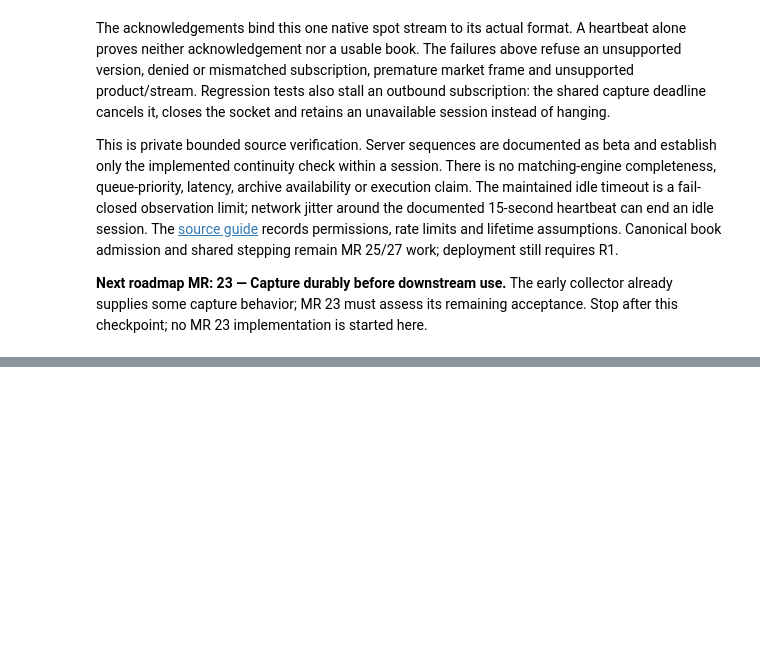
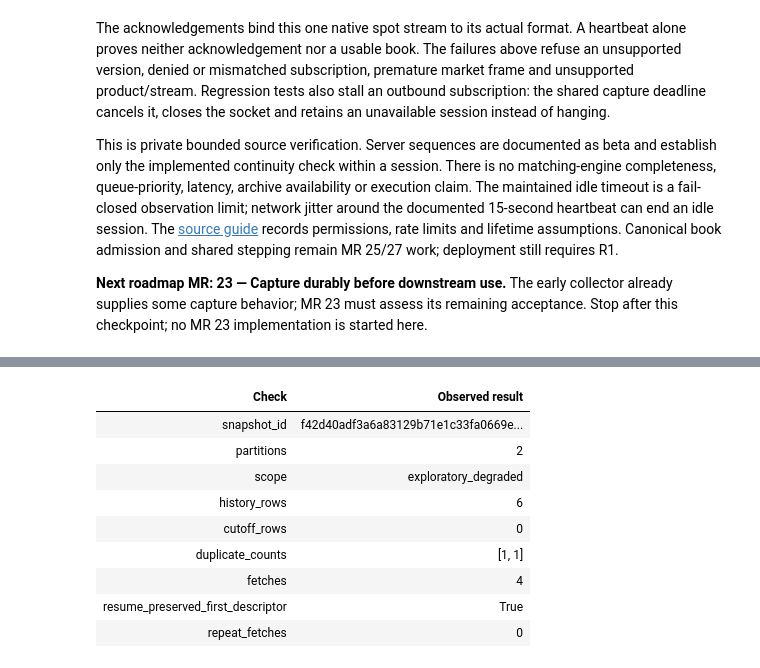
Before and after one commit to lixuanguang/alpha-research-lab-private, a Jupyter notebook: examples/research-foundations.ipynb, the cells around one changed output, grey strips where cells are left out. Drawn from its saved outputs; the diff is of its cells as text; code cells hidden in the pictures; blank space fills up the shorter version.

Commit message:
Complete MR 16 multi-instrument acquisition handoff

```diff
--- a/examples/research-foundations.ipynb
+++ b/examples/research-foundations.ipynb
@@ -1887,0 +1933,78 @@ Stop after this checkpoint; no MR 23 implementation is started here.
+# %%
+handoff_inputs = local / "handoff-inputs"
+handoff_inputs.mkdir()
+for source in (
+    root / "tests/fixtures/mr16/ingestion_workflow.py",
+    root / "tests/fixtures/mr16/interrupt_command.py",
+    root / "tests/fixtures/mr12/eligibility.json",
+    root / "configs/data-jobs/binance-archive.json",
+    root / "configs/reference/binance-archive-spot.json",
+):
+    shutil.copyfile(source, handoff_inputs / source.name)
+handoff_directory = local / "handoff"
+handoff_process = subprocess.run(
+    [
+        sys.executable,
+        "-I",
+        str(handoff_inputs / "ingestion_workflow.py"),
+        str(handoff_inputs),
+        str(handoff_directory),
+    ],
+    cwd=local,
+    capture_output=True,
+    text=True,
+    check=False,
+    timeout=60,
+)
+assert handoff_process.returncode == 0, (handoff_process.stdout, handoff_process.stderr)
+handoff = json.loads((handoff_directory / "result.json").read_text())
+NotebookDisplay.show_table(
+    ("Check", "Observed result"),
+    [
+        (key, handoff[key])
+        for key in (
+            "snapshot_id",
+            "partitions",
+            "scope",
+            "history_rows",
+            "cutoff_rows",
+            "duplicate_counts",
+            "fetches",
+            "resume_preserved_first_descriptor",
+            "repeat_fetches",
+        )
+    ],
+)
+handoff_commands = [
+    json.loads(line) for line in (handoff_directory / "commands.jsonl").read_text().splitlines()
+]
+assert [record["exit_code"] for record in handoff_commands if record["exit_code"]] == [
+    130,
+    3,
+    75,
+    4,
+]
+NotebookDisplay.show_table(
+    ("Required failure", "Exit", "Result"),
+    [
+        ("Acquisition interrupted before ETH", 130, "BTC descriptor survives resume"),
+        ("Publish incomplete universe", handoff["incomplete_publish_exit"], "No snapshot"),
+        (
+            "Process stops before publication rename",
+            handoff["interrupted_publish_exit"],
+            "No visible candidate",
+        ),
+        ("Inspect interrupted candidate", 4, "Refused; retry publishes the same ID"),
+    ],
+)
+# %% [output]
+| Check | Observed result |
+| snapshot_id | f42d40adf3a6a83129b71e1c33fa0669e... |
+| partitions | 2 |
+| scope | exploratory_degraded |
+| history_rows | 6 |
+| cutoff_rows | 0 |
+| duplicate_counts | [1, 1] |
+| fetches | 4 |
+| resume_preserved_first_descriptor | True |
+| repeat_fetches | 0 |
```
Also changed, not shown: parts of 18 cells of this notebook, 12 other files.
